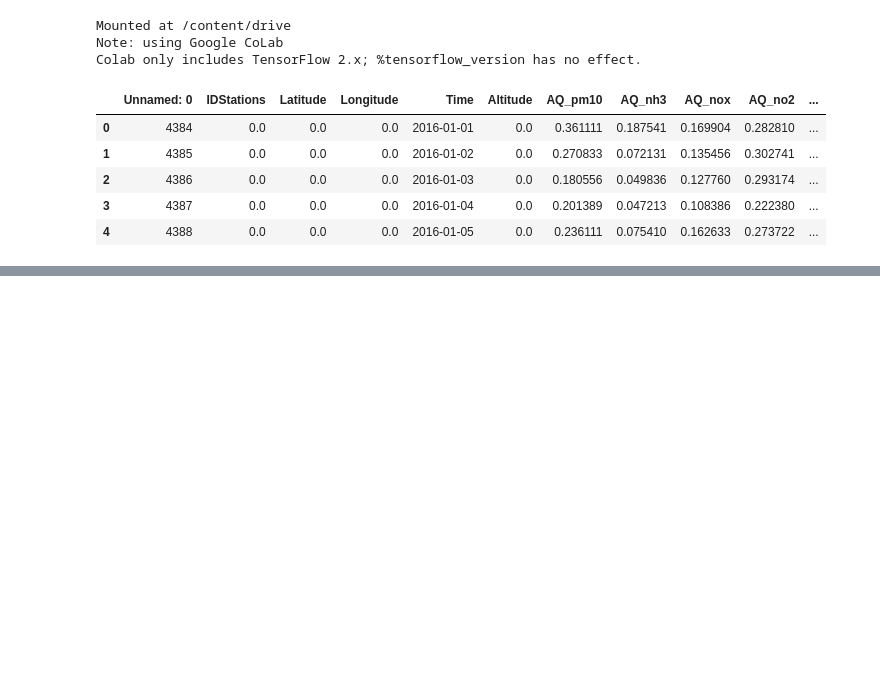
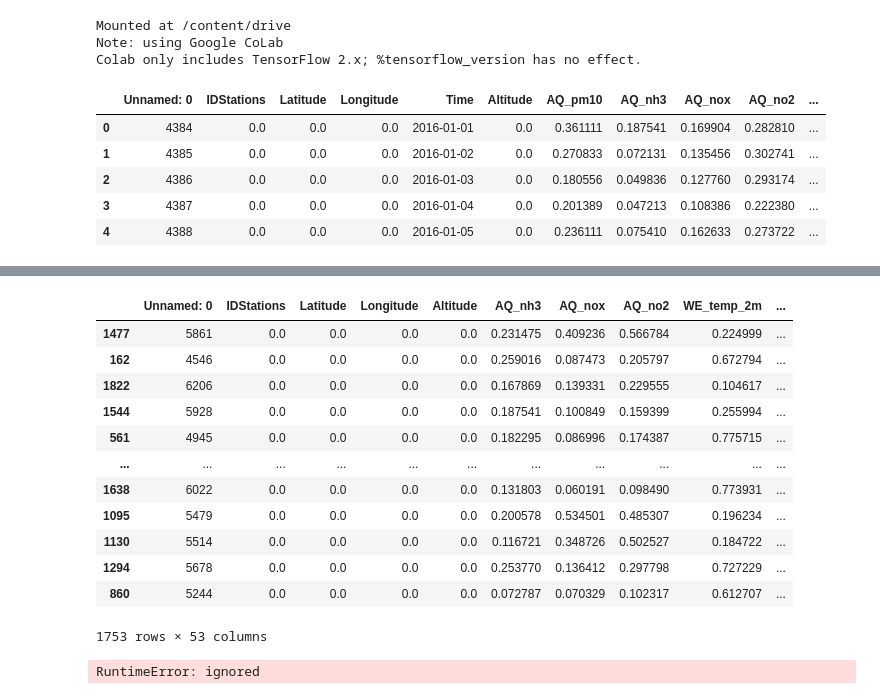
Before and after one commit to VinciGit00/MasterThesis, a Jupyter notebook: Python/Transformers.ipynb, the cells around one changed output, grey strips where cells are left out. Cells and saved outputs as stored; diff of their text form; code cells hidden in the pictures; blank space fills up the shorter version.

```diff
--- a/Python/Transformers.ipynb
+++ b/Python/Transformers.ipynb
@@ -96,0 +118,69 @@ Test Set - R-squared (R2): 0.69
+# %%
+X_train
+# %% [output]
+|  | Unnamed: 0 | IDStations | Latitude | Longitude | Altitude | AQ_nh3 | AQ_nox | AQ_no2 | WE_temp_2m | ... |
+| 1477 | 5861 | 0.0 | 0.0 | 0.0 | 0.0 | 0.231475 | 0.409236 | 0.566784 | 0.224999 | ... |
+| 162 | 4546 | 0.0 | 0.0 | 0.0 | 0.0 | 0.259016 | 0.087473 | 0.205797 | 0.672794 | ... |
+| 1822 | 6206 | 0.0 | 0.0 | 0.0 | 0.0 | 0.167869 | 0.139331 | 0.229555 | 0.104617 | ... |
+| 1544 | 5928 | 0.0 | 0.0 | 0.0 | 0.0 | 0.187541 | 0.100849 | 0.159399 | 0.255994 | ... |
+| 561 | 4945 | 0.0 | 0.0 | 0.0 | 0.0 | 0.182295 | 0.086996 | 0.174387 | 0.775715 | ... |
+| ... | ... | ... | ... | ... | ... | ... | ... | ... | ... | ... |
+| 1638 | 6022 | 0.0 | 0.0 | 0.0 | 0.0 | 0.131803 | 0.060191 | 0.098490 | 0.773931 | ... |
+| 1095 | 5479 | 0.0 | 0.0 | 0.0 | 0.0 | 0.200578 | 0.534501 | 0.485307 | 0.196234 | ... |
+| 1130 | 5514 | 0.0 | 0.0 | 0.0 | 0.0 | 0.116721 | 0.348726 | 0.502527 | 0.184722 | ... |
+| 1294 | 5678 | 0.0 | 0.0 | 0.0 | 0.0 | 0.253770 | 0.136412 | 0.297798 | 0.727229 | ... |
+| 860 | 5244 | 0.0 | 0.0 | 0.0 | 0.0 | 0.072787 | 0.070329 | 0.102317 | 0.612707 | ... |
+1753 rows × 53 columns
+# %%
+import pandas as pd
+import torch
+from sklearn.model_selection import train_test_split
+from sklearn.metrics import mean_squared_error
+from transformers import GPT2Tokenizer, GPT2LMHeadModel, AdamW
+
+# Load your data
+df = pd.read_csv("/content/drive/MyDrive/Colab Notebooks/Tesi/Agrimonia_scaled_Bertonico.csv")
+
+# Prepare your features and target
+features = df.drop(columns=['AQ_pm10', 'Time'])
+target = df['AQ_pm10']
+
+# Split the data into train and test sets
+X_train, X_test, y_train, y_test = train_test_split(features, target, test_size=0.2, random_state=42)
+
+# Choose a smaller pre-trained transformer model (GPT-2) for regression
+model = GPT2LMHeadModel.from_pretrained("gpt2")
+tokenizer = GPT2Tokenizer.from_pretrained("gpt2")
+
+# Convert your features and target to PyTorch tensors
+X_train = torch.tensor(X_train.values, dtype=torch.float32)
+y_train = torch.tensor(y_train.values, dtype=torch.float32)
+
+X_test = torch.tensor(X_test.values, dtype=torch.float32)
+y_test = torch.tensor(y_test.values, dtype=torch.float32)
+
+# Define optimizer
+optimizer = AdamW(model.parameters(), lr=1e-5)
+
+# Define loss function
+loss_fn = torch.nn.MSELoss()
+
+# Training loop
+num_epochs = 5
+model.train()
+for epoch in range(num_epochs):
+    optimizer.zero_grad()
+    outputs = model(X_train)
+    loss = loss_fn(outputs.logits, y_train)
+    loss.backward()
+    optimizer.step()
+
+# Evaluation
+model.eval()
+with torch.no_grad():
+    predictions = model(X_test).logits
+
+mse = mean_squared_error(y_test, predictions)
+print(f"Mean Squared Error: {mse}")
+# %% [output]
+RuntimeError: ignored
```
Also changed, not shown: parts of 2 cells of this notebook, 18 other files.
